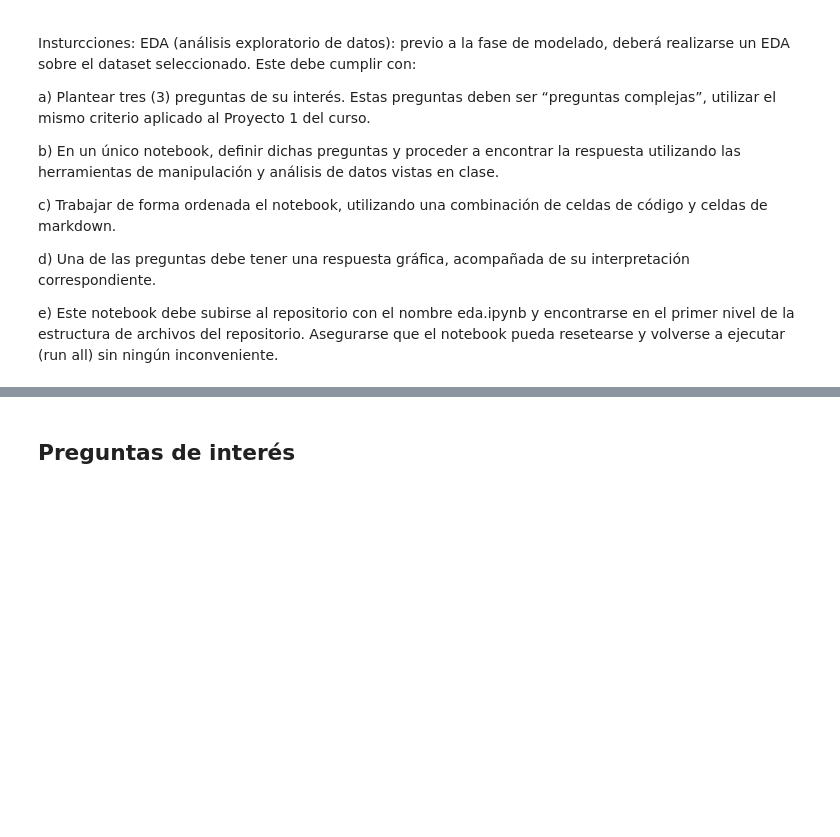
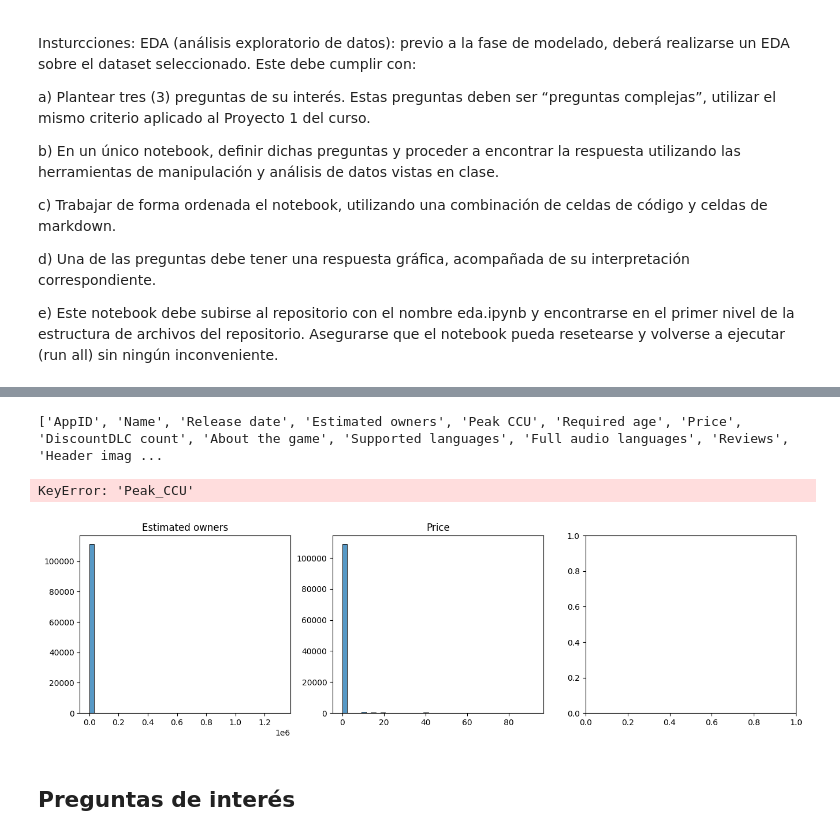
Before and after one commit to Clon5676/ProyectoDataScience, a Jupyter notebook: eda.ipynb, the cells around one changed output, grey strips where cells are left out. Drawn from its saved outputs; the diff is of its cells as text; code cells hidden in the pictures; blank space fills up the shorter version.

```diff
--- a/eda.ipynb
+++ b/eda.ipynb
@@ -23,0 +28,10 @@ inconveniente.
+# %%
+import pandas as pd
+
+df = pd.read_csv('Databases/games.csv')  # ajustá el path si es diferente
+
+print(f"Cantidad de observaciones: {df.shape[0]}")
+print(f"Cantidad de columnas (features): {df.shape[1]}")
+
+# Información general: tipos de dato, columnas, nulls, etc.
+df.info()
@@ -24,3 +71,37 @@ inconveniente.
+# %%
+print(df.columns.tolist())
+# %% [output]
+['AppID', 'Name', 'Release date', 'Estimated owners', 'Peak CCU', 'Required age', 'Price', 'DiscountDLC count', 'About the game', 'Supported languages', 'Full audio languages', 'Reviews', 'Header imag ...
+# %%
+import matplotlib.pyplot as plt
+import seaborn as sns
+
+# Gráficas de variables importantes (sin modificar datos)
+plt.figure(figsize=(16,4))
+
+plt.subplot(1, 3, 1)
+sns.histplot(df['Estimated owners'], bins=40)
+plt.title("Estimated owners")
+plt.xlabel("")
+plt.ylabel("")
+
+plt.subplot(1, 3, 2)
+sns.histplot(df['Price'], bins=40)
+plt.title("Price")
+plt.xlabel("")
+plt.ylabel("")
+
+plt.subplot(1, 3, 3)
+sns.histplot(df['Peak_CCU'], bins=40)
+plt.title("Peak CCU")
+plt.xlabel("")
+plt.ylabel("")
+
+plt.tight_layout()
+plt.show()
+# %% [output]
+KeyError: 'Peak_CCU'
+[figure, added]
 # %% [markdown]
 ## Preguntas de interés
 # %% [markdown]
```
Also changed, not shown: parts of 6 cells of this notebook.
